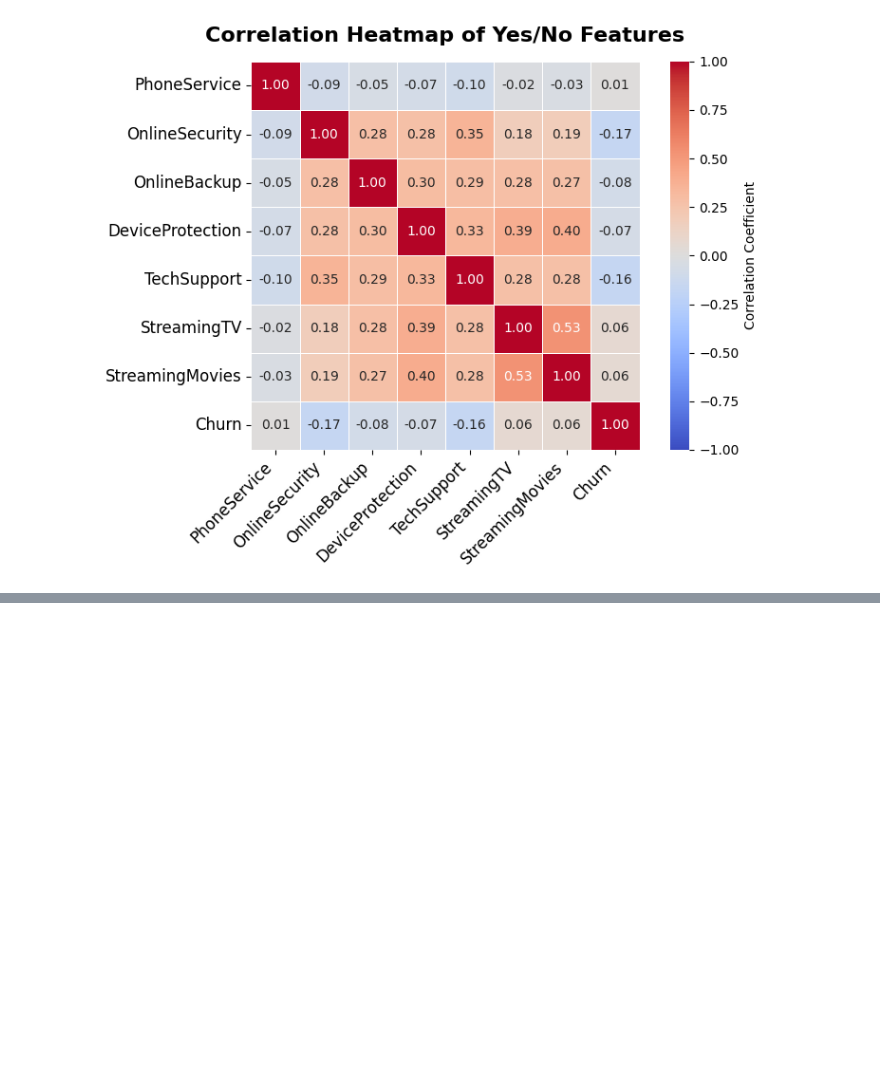
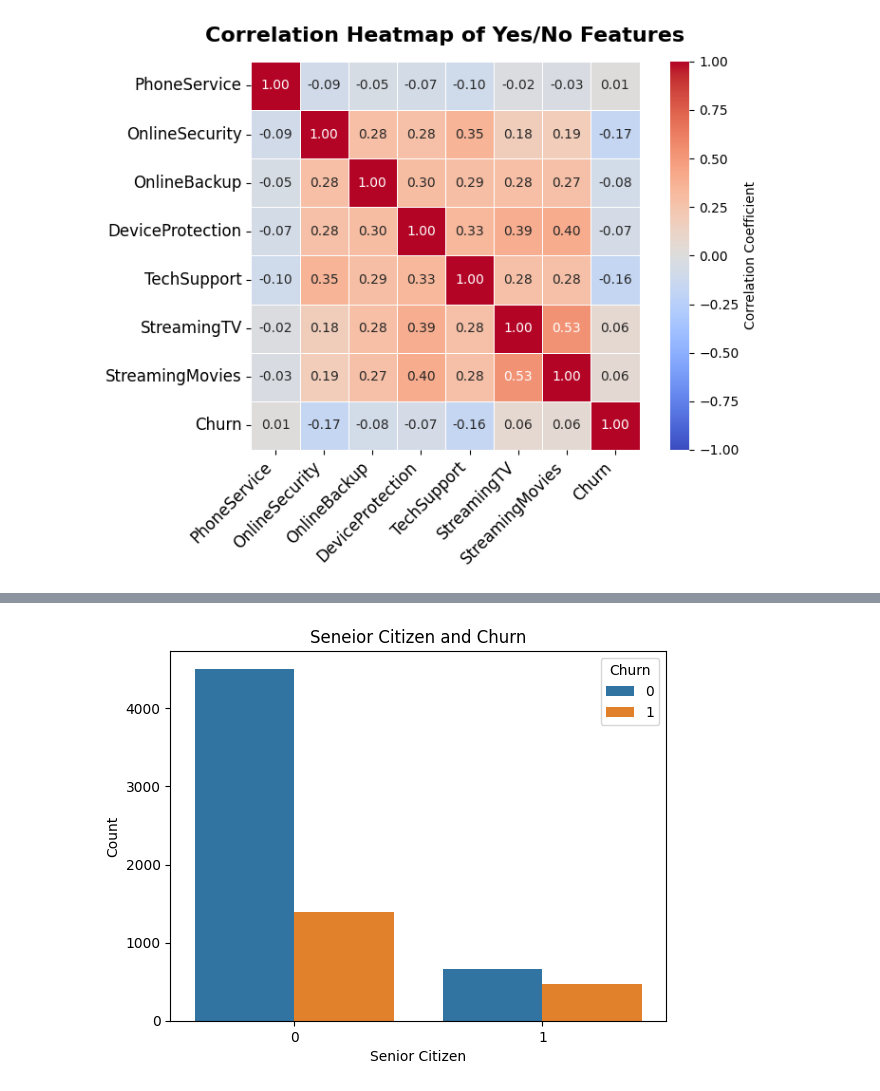
Before and after one commit to yushi2006/Telco-Churn-Broadcasting, a Jupyter notebook: notebooks/EDA.ipynb, the cells around one changed output, grey strips where cells are left out. Cells and saved outputs as stored; diff of their text form; code cells hidden in the pictures; blank space fills up the shorter version.

```diff
--- a/notebooks/EDA.ipynb
+++ b/notebooks/EDA.ipynb
@@ -269,0 +301,9 @@ plt.show()
+# %%
+sns.countplot(data=df, x="SeniorCitizen", hue="Churn")
+plt.xlabel("Senior Citizen")
+plt.ylabel("Count")
+plt.title("Seneior Citizen and Churn")
+plt.savefig("../figures/senior_citizen_churn.png")
+plt.show()
+# %% [output]
+[figure, added]
```
Also changed, not shown: parts of 9 cells of this notebook, 5 other files.
